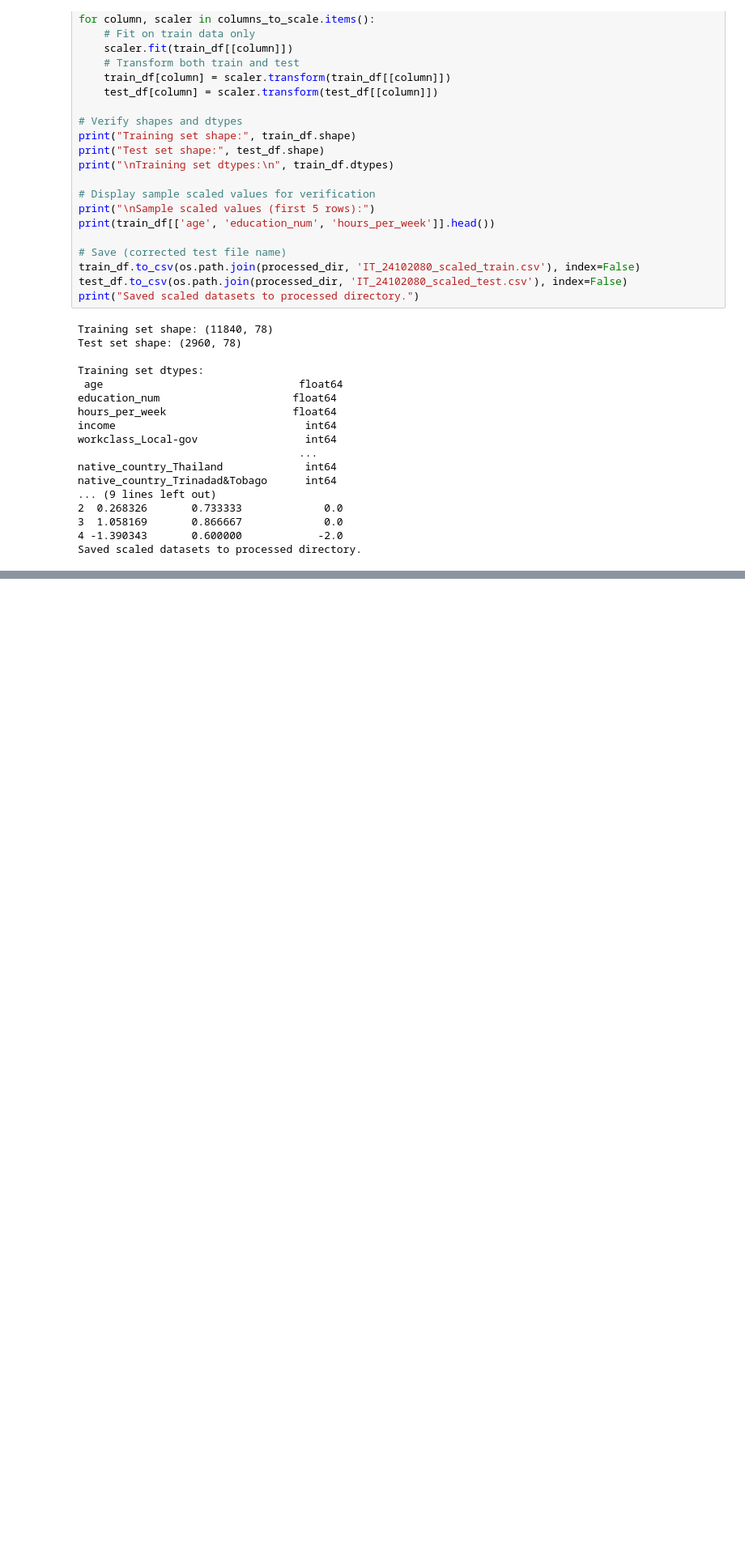
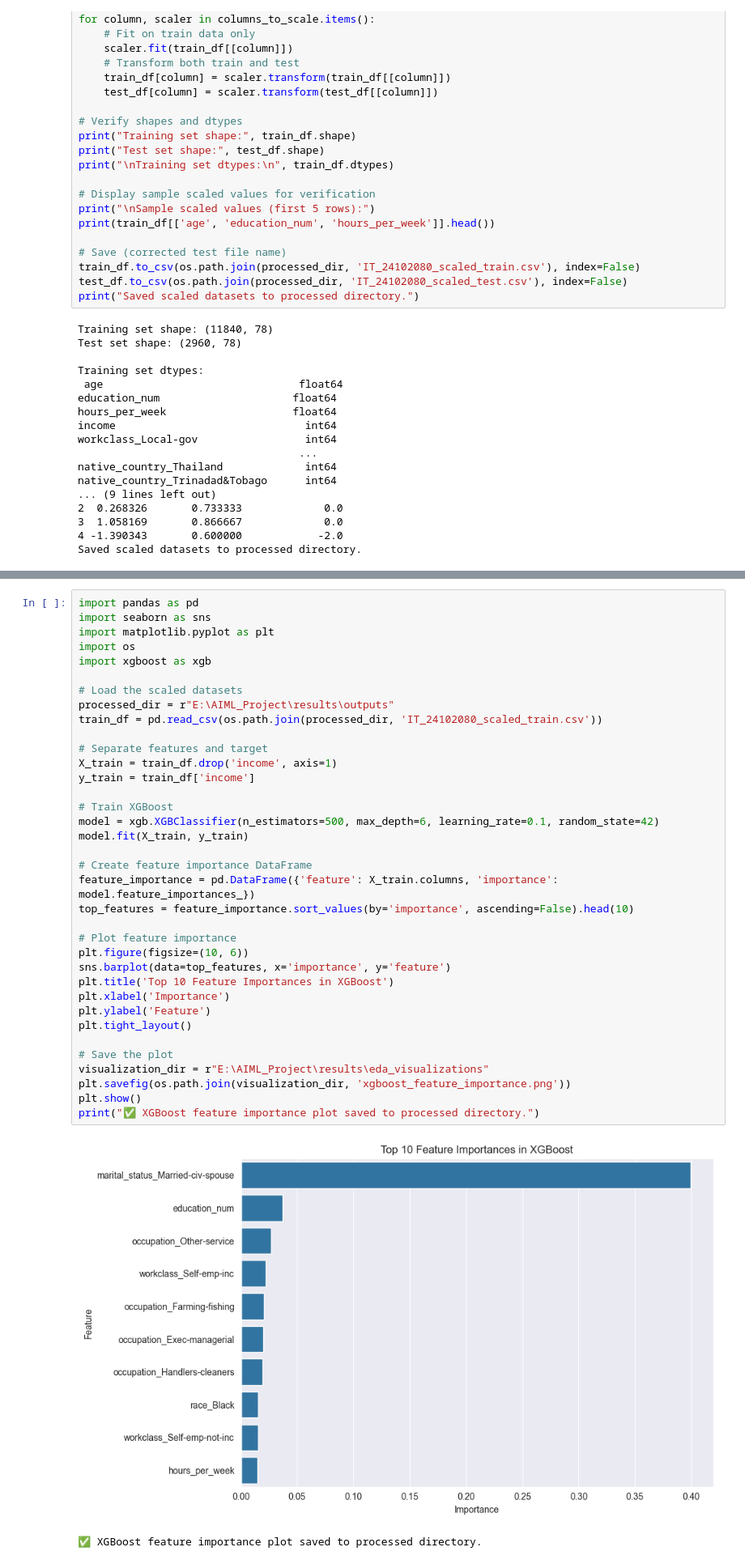
Before and after one commit to NandunSamarasekara/Machine-Learning-model-to-predit-Income, a Jupyter notebook: group_pipeline.ipynb, the cells around one changed output, grey strips where cells are left out. Shown at 81% size. Drawn from its saved outputs; the diff is of its cells as text; blank space fills up the shorter version.

Commit message:
Model Training: XGB and DTree was done

```diff
--- a/group_pipeline.ipynb
+++ b/group_pipeline.ipynb
@@ -763,0 +827,39 @@ Saved scaled datasets to processed directory.
+# %%
+import pandas as pd
+import seaborn as sns
+import matplotlib.pyplot as plt
+import os
+import xgboost as xgb
+
+# Load the scaled datasets
+processed_dir = r"E:\AIML_Project\results\outputs"
+train_df = pd.read_csv(os.path.join(processed_dir, 'IT_24102080_scaled_train.csv'))
+
+# Separate features and target
+X_train = train_df.drop('income', axis=1)
+y_train = train_df['income']
+
+# Train XGBoost
+model = xgb.XGBClassifier(n_estimators=500, max_depth=6, learning_rate=0.1, random_state=42)
+model.fit(X_train, y_train)
+
+# Create feature importance DataFrame
+feature_importance = pd.DataFrame({'feature': X_train.columns, 'importance': model.feature_importances_})
+top_features = feature_importance.sort_values(by='importance', ascending=False).head(10)
+
+# Plot feature importance
+plt.figure(figsize=(10, 6))
+sns.barplot(data=top_features, x='importance', y='feature')
+plt.title('Top 10 Feature Importances in XGBoost')
+plt.xlabel('Importance')
+plt.ylabel('Feature')
+plt.tight_layout()
+
+# Save the plot
+visualization_dir = r"E:\AIML_Project\results\eda_visualizations"
+plt.savefig(os.path.join(visualization_dir, 'xgboost_feature_importance.png'))
+plt.show()
+print("✅ XGBoost feature importance plot saved to processed directory.")
+# %% [output]
+[figure, added]
+✅ XGBoost feature importance plot saved to processed directory.
```
Also changed, not shown: parts of 15 cells of this notebook, 6 other files.
